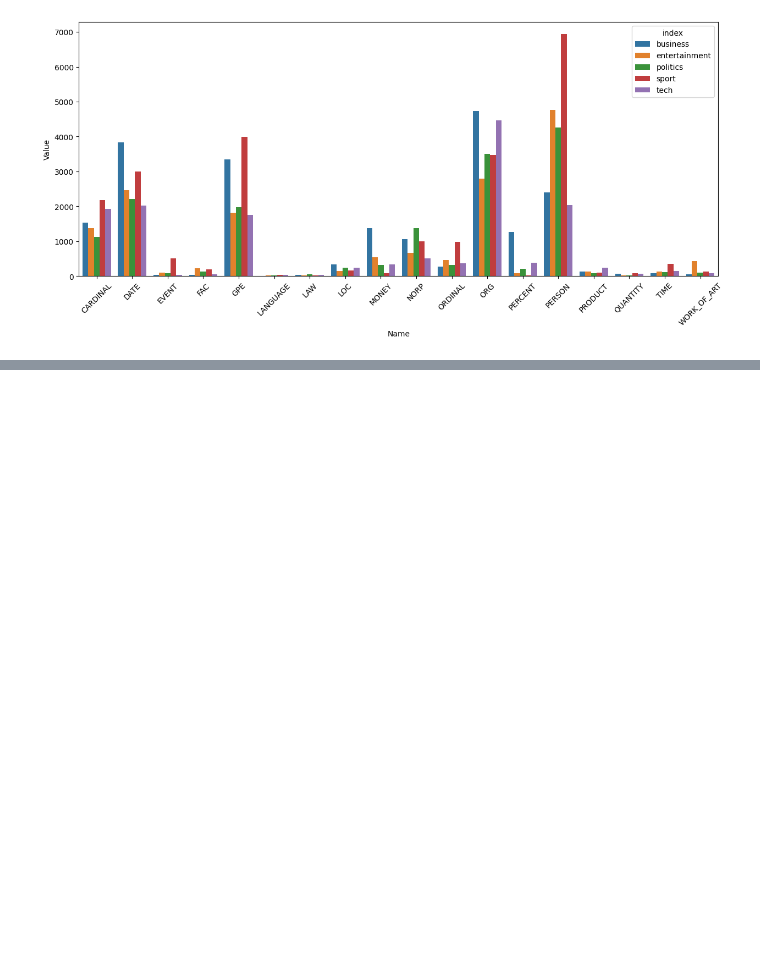
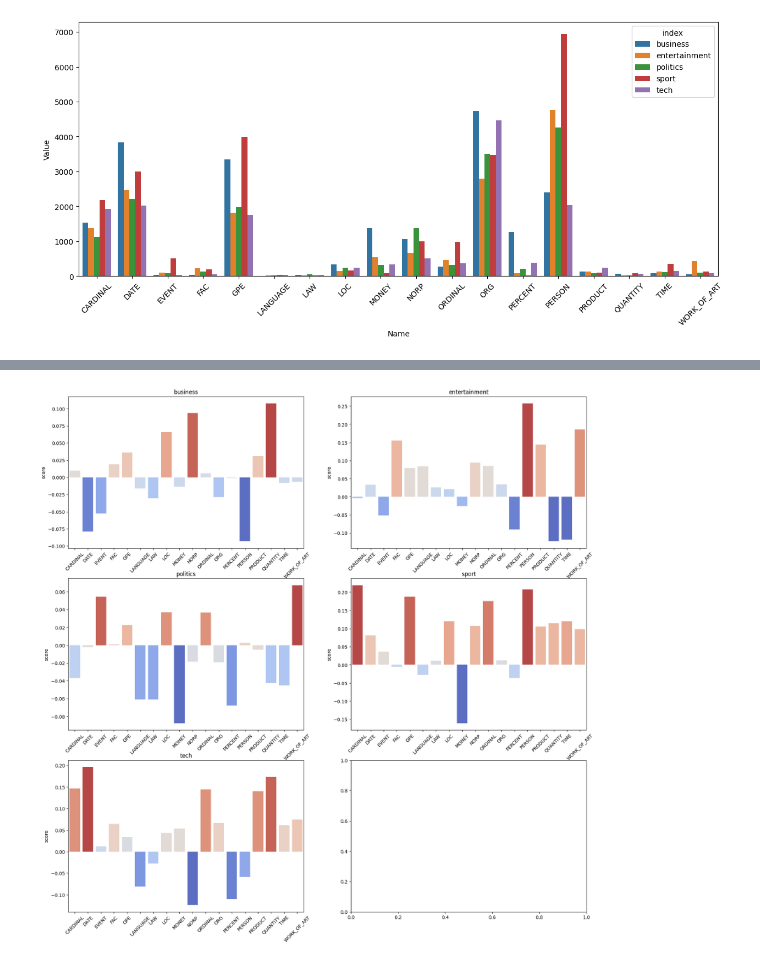
Before and after one commit to jiuyuanx/Application-of-NLP-and-LLM, a Jupyter notebook: NER.ipynb, the cells around one changed output, grey strips where cells are left out. Drawn from its saved outputs; the diff is of its cells as text; code cells hidden in the pictures; blank space fills up the shorter version.

```diff
--- a/NER.ipynb
+++ b/NER.ipynb
@@ -148,0 +146,12 @@ Tech and Sport articles have more neutral classes than others.
+# %%
+result=[[0 for _ in map] for _ in range(len(df))]
+for i in tqdm(range(len(df))):
+  row = df.iloc[i]
+  ls = row['ner']
+  cat = row['topic']
+  # ner_count = {ent:0 for ent in map}
+  for l in ls:
+    item = l[1]
+    result[i][map.index(item)]+=1
+df[map]=result
+df
@@ -148,0 +172,25 @@ Tech and Sport articles have more neutral classes than others.
+# %%
+
+import warnings
+warnings.filterwarnings('ignore')
+def colors_from_values(values, palette_name):
+    normalized = (values - min(values)) / (max(values) - min(values))
+    indices = np.round(normalized * (len(values) - 1)).astype(np.int32)
+    palette = sns.color_palette(palette_name, len(values))
+    return np.array(palette).take(indices, axis=0)
+
+fig, ax=plt.subplots(3,2,figsize=(20,20))
+ax=ax.ravel()
+sns.color_palette("coolwarm", as_cmap=True)
+topics = np.unique(df['topic'].values)
+for i,topic in enumerate(topics):
+  df_topic = df[df['topic']==topic]
+  df_topic = df_topic[df_topic.columns.difference(['Unnamed: 0'])]
+  corr = df_topic.corr()['score'][:-1]
+  # print(corr.values)
+  # break
+  sns.barplot(corr, ax=ax[i], palette=colors_from_values(corr.values, "coolwarm"))
+  ax[i].set_title(topic)
+  ax[i].set_xticklabels(ax[i].get_xticklabels(), rotation=45)
+# %% [output]
+[figure, added]
```
Also changed, not shown: parts of 4 cells of this notebook.
